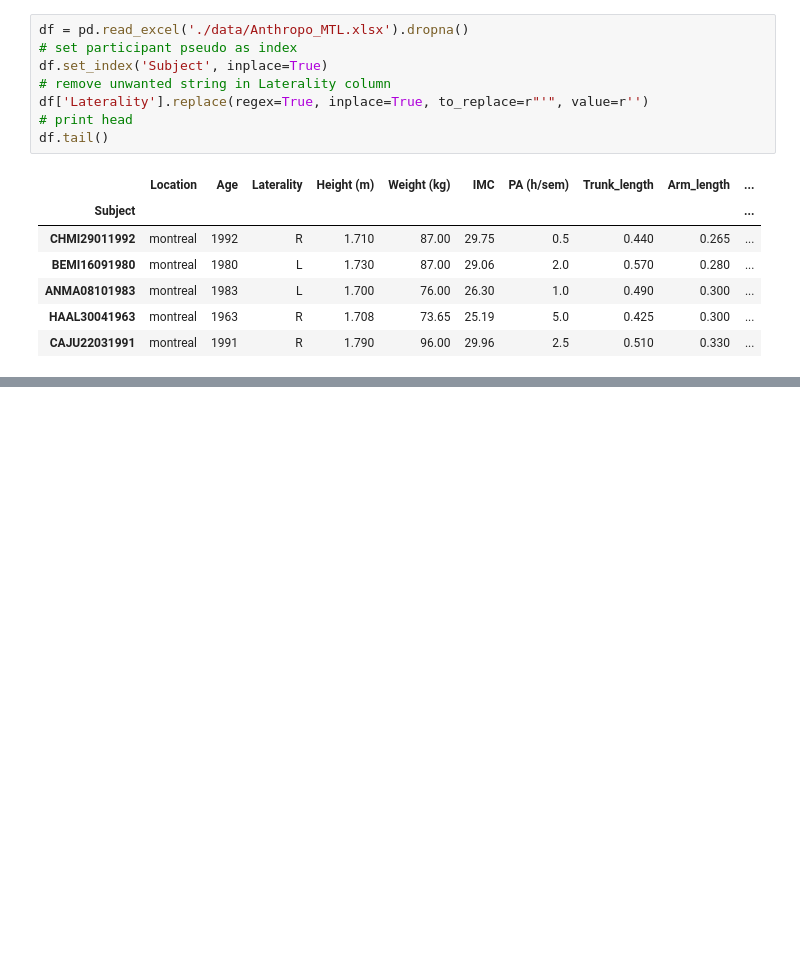
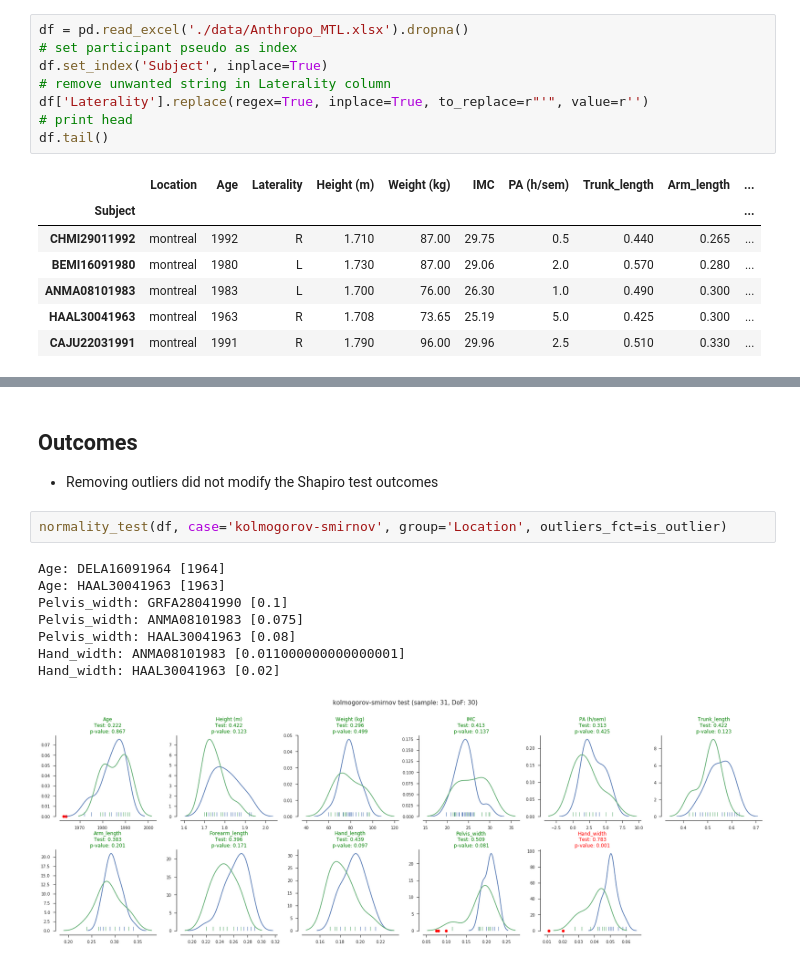
Before and after one commit to romainmartinez/envergo, a Jupyter notebook: 0_anthropo.ipynb, the cells around one changed output, grey strips where cells are left out. Cells and saved outputs as stored; diff of their text form; blank space fills up the shorter version.

```diff
--- a/0_anthropo.ipynb
+++ b/0_anthropo.ipynb
@@ -92,0 +154,14 @@ plt.show()
+# %% [markdown]
+## Outcomes
+- Removing outliers did not modify the Shapiro test outcomes
+# %%
+normality_test(df, case='kolmogorov-smirnov', group='Location', outliers_fct=is_outlier)
+# %% [output]
+Age: DELA16091964 [1964]
+Age: HAAL30041963 [1963]
+Pelvis_width: GRFA28041990 [0.1]
+Pelvis_width: ANMA08101983 [0.075]
+Pelvis_width: HAAL30041963 [0.08]
+Hand_width: ANMA08101983 [0.011000000000000001]
+Hand_width: HAAL30041963 [0.02]
+[figure, added]
```
Also changed, not shown: parts of 17 cells of this notebook.
